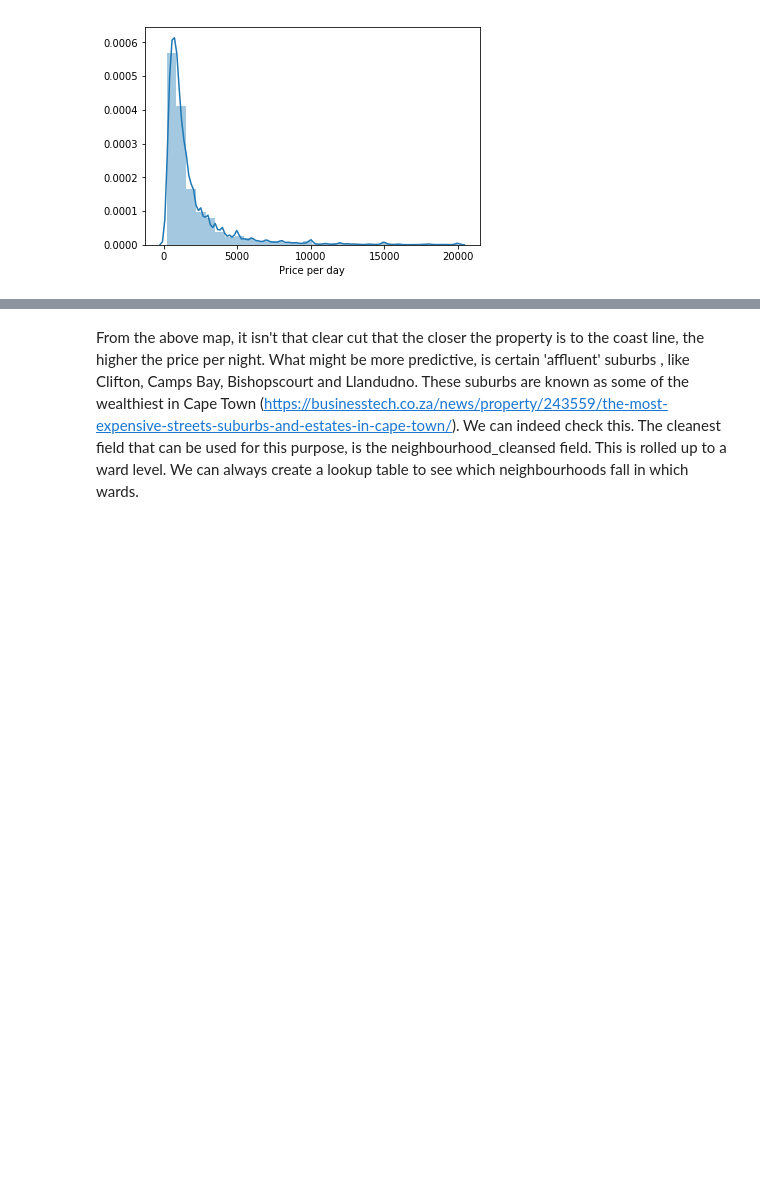
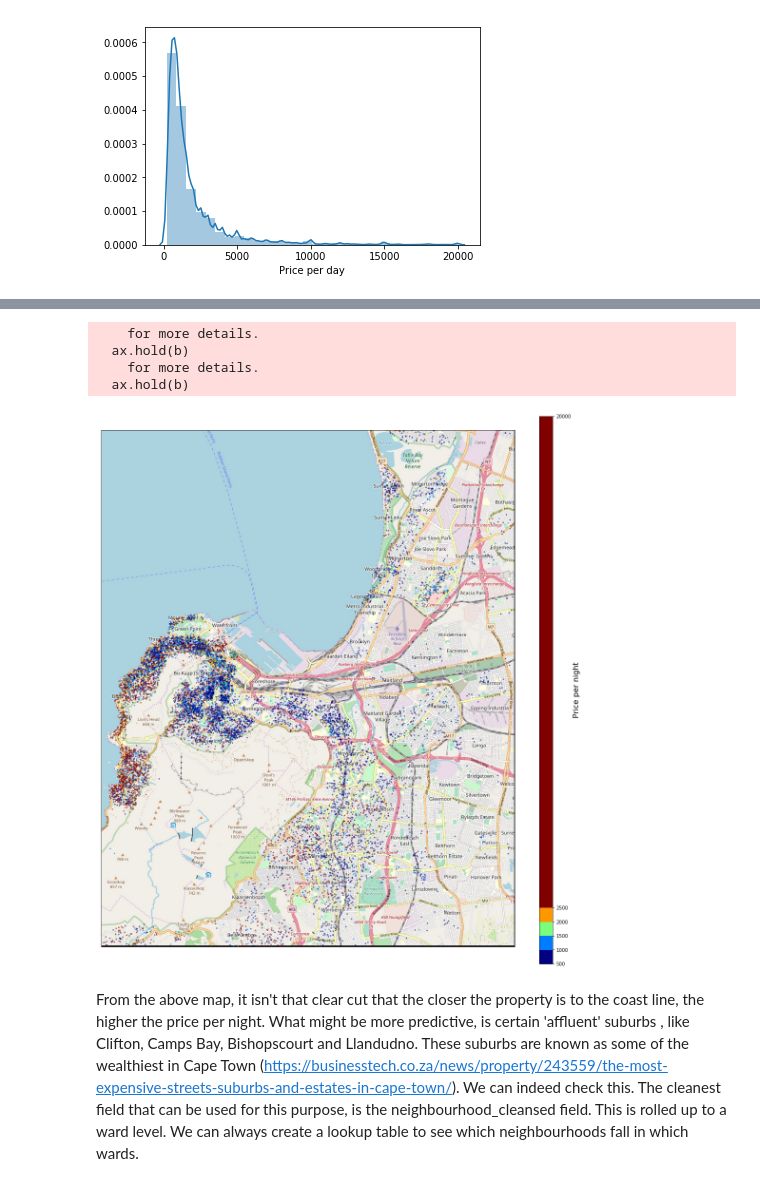
Before and after one commit to Rmostert/Airbnb-CT-analysis, a Jupyter notebook: Airbnb Cape Town EDA.ipynb, the cells around one changed output, grey strips where cells are left out. Cells and saved outputs as stored; diff of their text form; code cells hidden in the pictures; blank space fills up the shorter version.

```diff
--- a/Airbnb Cape Town EDA.ipynb
+++ b/Airbnb Cape Town EDA.ipynb
@@ -108,2 +126,0 @@ drop_vars = missing_values_per_field[missing_values_per_field > 0.8].index
-# %%
-listings.drop(drop_vars,axis=1,inplace=True)
@@ -190,0 +227,2 @@ plt.savefig('graphs/Prince per day Histogram.png')
+# %%
+outliers_removed.drop(drop_vars,axis=1,inplace=True)
@@ -190,0 +261,8 @@ plt.savefig('graphs/Prince per day Histogram.png')
+# %%
+data = np.zeros((nrows2,len(word_index_map)))
+i = 0
+
+for token in amenities_tokenize:
+    xy = tokens_to_vector(token,word_index_map)
+    data[i,:] = xy
+    i += 1
@@ -317,0 +353,49 @@ Opening: http://a.tile.openstreetmap.org/13/4517/4919.png
+# %%
+lat_deg = -34.000
+long_deg = 18.372741
+delta_lat= 0.15
+delta_long =  0.14
+zoom = 13
+
+if __name__ == '__main__':
+
+    a, bbox = getImageCluster(lat_deg, long_deg, delta_lat,  delta_long, zoom)
+
+    fig = plt.figure(figsize=(20, 20))
+    ax = plt.subplot(111)
+
+    cmap = plt.cm.get_cmap(name='jet')
+    m = Basemap(
+        llcrnrlon=bbox[0], llcrnrlat=bbox[1],
+        urcrnrlon=bbox[2], urcrnrlat=bbox[3],
+        projection='merc', ax=ax
+    )
+    # list of points to display (long, lat)
+    ls_points = [m(x,y) for x,y in zip(combined_df['longitude'],combined_df['latitude'])]
+    m.imshow(a, interpolation='lanczos', origin='upper')
+
+
+    bounds = [500, 1000, 1500, 2000, 2500, 20000]
+    norm = mpl.colors.BoundaryNorm(bounds, cmap.N)
+
+
+    m.scatter(x=[point[0] for point in ls_points],
+               y= [point[1] for point in ls_points],
+               alpha = 0.5,s=4,c=outliers_removed['num_price'],cmap=cmap,norm=norm)
+
+
+    ax1 = fig.add_axes([0.85, 0.10, 0.02, 0.8])
+
+    cb2 = mpl.colorbar.ColorbarBase(ax1,cmap=cmap,
+                                norm=norm,
+                                orientation='vertical',
+                                ticks=bounds,
+                                spacing='proportional')
+
+
+    cb2.set_label('Price per night', fontsize=16)
+
+
+
+    plt.savefig('graphs/Cape Town map.png',dpi=200,bbox_inches = 'tight',pad_inches = 0)
+# %% [output]
@@ -318,3 +422,8 @@ Opening: http://a.tile.openstreetmap.org/13/4517/4919.png
+    for more details.
+  ax.hold(b)
+    for more details.
+  ax.hold(b)
+[figure, added]
 # %% [markdown]
 From the above map, it isn't that clear cut that the closer the property is to the coast line, the higher the price per night. What might be more predictive, is certain 'affluent' suburbs , like Clifton, Camps Bay, Bishopscourt and Llandudno. These suburbs are known as some of the wealthiest in Cape Town (https://businesstech.co.za/news/property/243559/the-most-expensive-streets-suburbs-and-estates-in-cape-town/). We can indeed check this. The cleanest field that can be used for this purpose, is the neighbourhood_cleansed field. This is rolled up to a ward level. We can always create a lookup table to see which neighbourhoods fall in which wards.
 # %%
```
Also changed, not shown: parts of 173 cells of this notebook.
